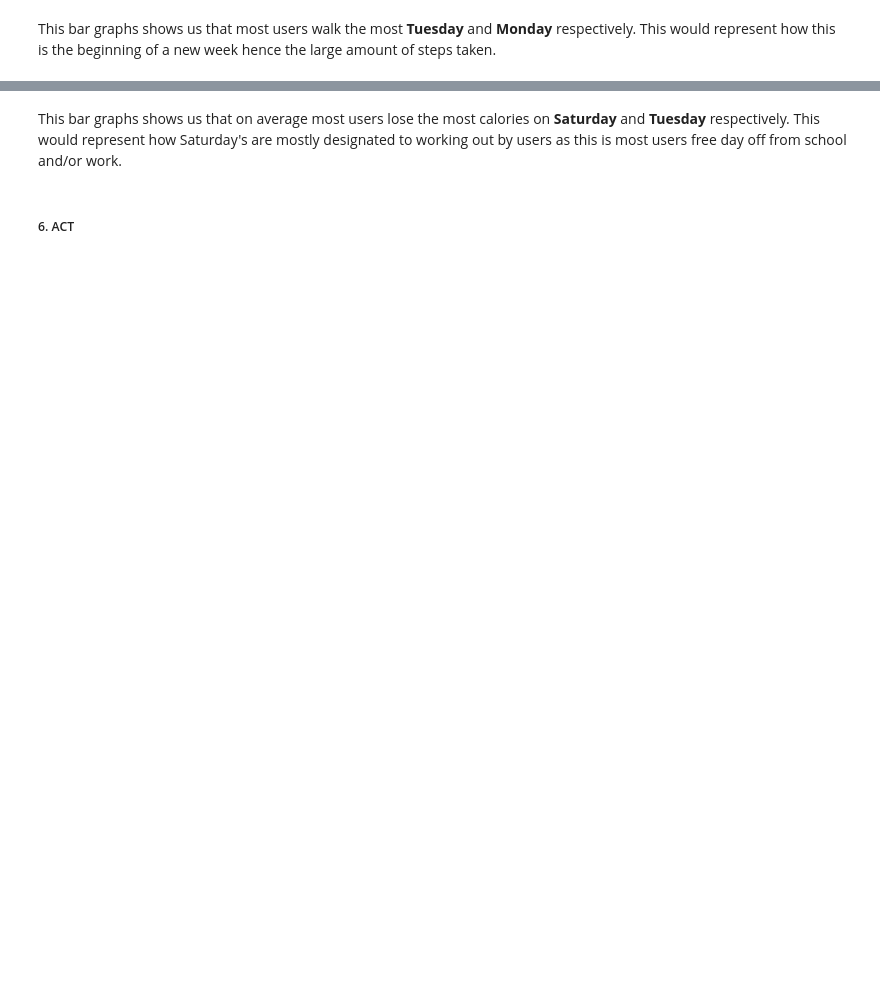
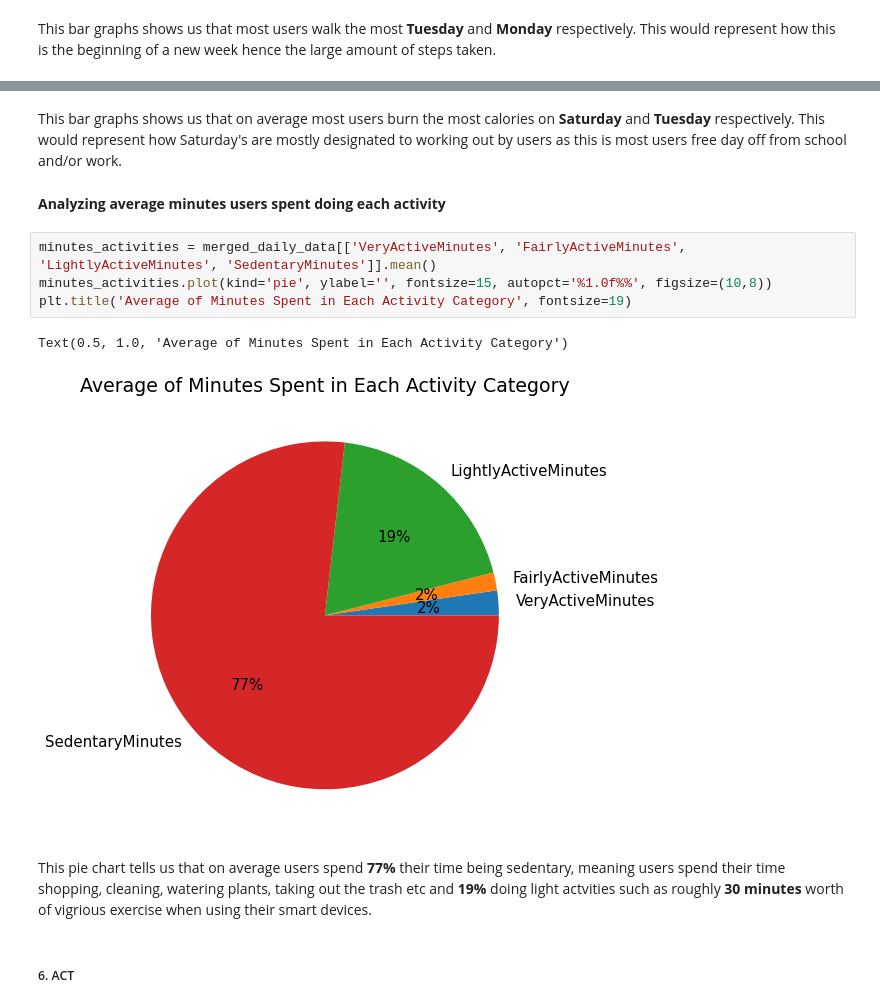
Before and after one commit to KhanyiMM0/bellabeat_technology_capstone, a Jupyter notebook: bellabeat_technology.ipynb, the cells around one changed output, grey strips where cells are left out. Cells and saved outputs as stored; diff of their text form; blank space fills up the shorter version.

```diff
--- a/bellabeat_technology.ipynb
+++ b/bellabeat_technology.ipynb
@@ -496,4 +517,15 @@ merged_hourly_data.groupby(merged_hourly_data['Date_Time'].dt.day_name())['Calor
 # %% [markdown]
-This bar graphs shows us that on average most users lose the most calories on **Saturday** and **Tuesday** respectively. This would represent how Saturday's are mostly designated to working out by users as this is most users free day off from school and/or work.
+This bar graphs shows us that on average most users burn the most calories on **Saturday** and **Tuesday** respectively. This would represent how Saturday's are mostly designated to working out by users as this is most users free day off from school and/or work.
+# %% [markdown]
+**Analyzing average minutes users spent doing each activity**
+# %%
+minutes_activities = merged_daily_data[['VeryActiveMinutes', 'FairlyActiveMinutes', 'LightlyActiveMinutes', 'SedentaryMinutes']].mean()
+minutes_activities.plot(kind='pie', ylabel='', fontsize=15, autopct='%1.0f%%', figsize=(10,8))
+plt.title('Average of Minutes Spent in Each Activity Category', fontsize=19)
+# %% [output]
+Text(0.5, 1.0, 'Average of Minutes Spent in Each Activity Category')
+[figure, added]
+# %% [markdown]
+This pie chart tells us that on average users spend **77%** their time being sedentary, meaning users spend their time shopping, cleaning, watering plants, taking out the trash etc and **19%** doing light actvities such as roughly **30 minutes** worth of vigrious exercise when using their smart devices.
 # %% [markdown]
 ##### 6. ACT
```
Also changed, not shown: parts of 17 cells of this notebook.
